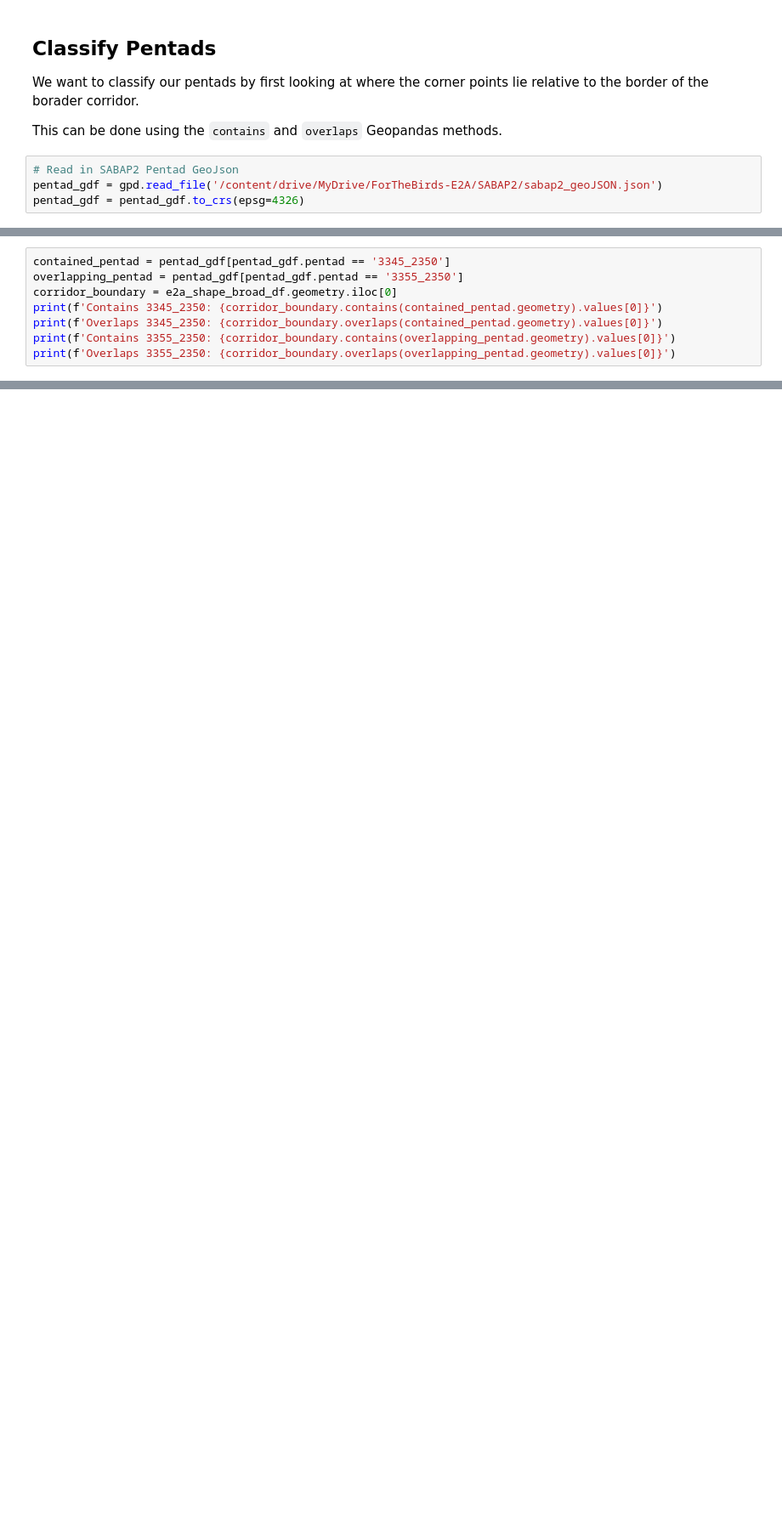
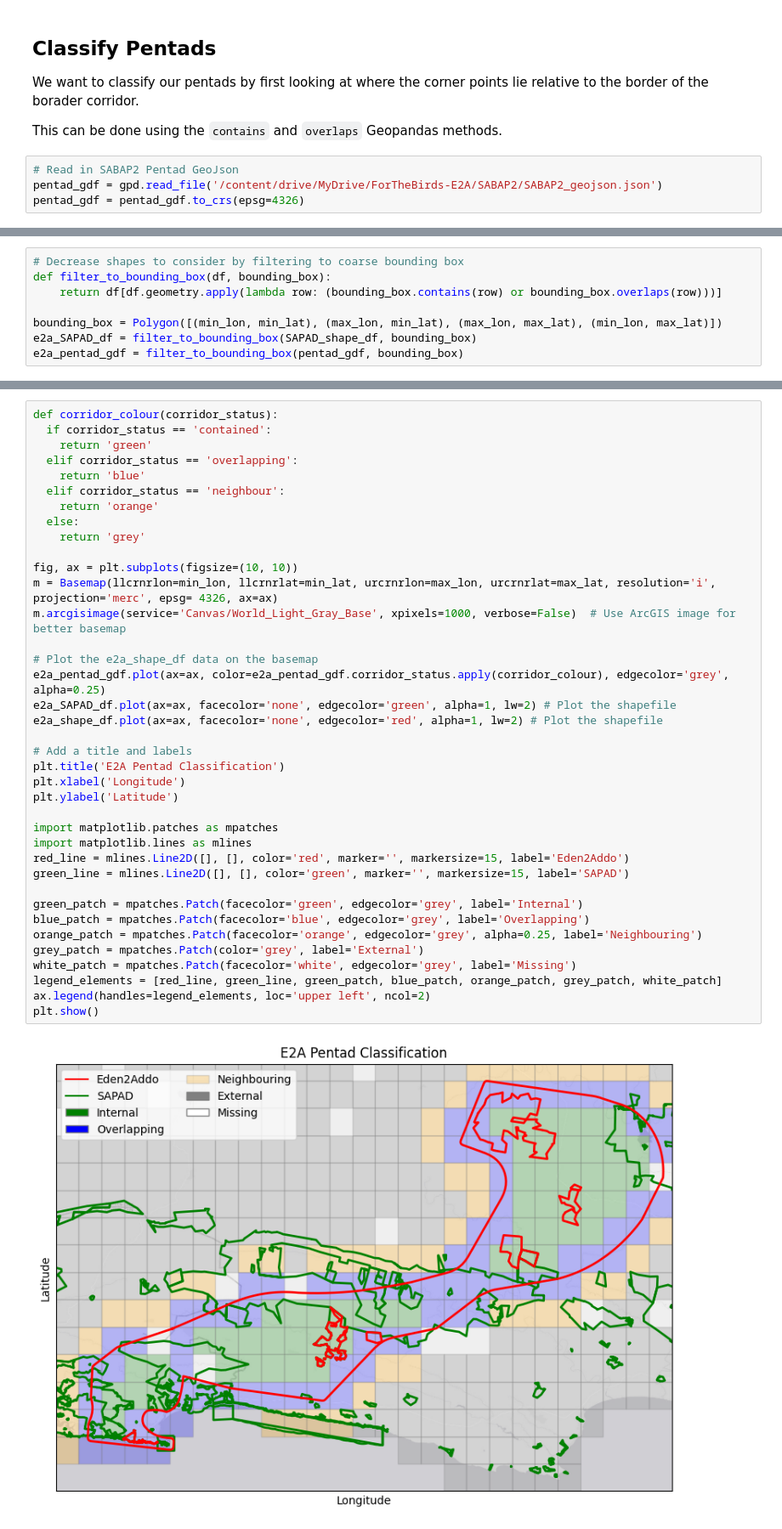
Before and after one commit to jardunn/ForTheBirds-EdenToAddo, a Jupyter notebook: forTheBirds_E2A.ipynb, the cells around one changed output, grey strips where cells are left out. Shown at 85% size. Drawn from its saved outputs; the diff is of its cells as text; blank space fills up the shorter version.

```diff
--- a/forTheBirds_E2A.ipynb
+++ b/forTheBirds_E2A.ipynb
@@ -135,7 +129,7 @@ We want to classify our pentads by first looking at where the corner points lie
 This can be done using the `contains` and `overlaps` Geopandas methods.
 # %%
 # Read in SABAP2 Pentad GeoJson
-pentad_gdf = gpd.read_file('/content/drive/MyDrive/ForTheBirds-E2A/SABAP2/sabap2_geoJSON.json')
+pentad_gdf = gpd.read_file('/content/drive/MyDrive/ForTheBirds-E2A/SABAP2/SABAP2_geojson.json')
 pentad_gdf = pentad_gdf.to_crs(epsg=4326)
 # %%
 pentad_gdf.head()
@@ -150,8 +143,0 @@ pentad_gdf.head()
-# %%
-contained_pentad = pentad_gdf[pentad_gdf.pentad == '3345_2350']
-overlapping_pentad = pentad_gdf[pentad_gdf.pentad == '3355_2350']
-corridor_boundary = e2a_shape_broad_df.geometry.iloc[0]
-print(f'Contains 3345_2350: {corridor_boundary.contains(contained_pentad.geometry).values[0]}')
-print(f'Overlaps 3345_2350: {corridor_boundary.overlaps(contained_pentad.geometry).values[0]}')
-print(f'Contains 3355_2350: {corridor_boundary.contains(overlapping_pentad.geometry).values[0]}')
-print(f'Overlaps 3355_2350: {corridor_boundary.overlaps(overlapping_pentad.geometry).values[0]}')
@@ -170,0 +144,8 @@ Overlaps 3355_2350: True
+# %%
+# Decrease shapes to consider by filtering to coarse bounding box
+def filter_to_bounding_box(df, bounding_box):
+    return df[df.geometry.apply(lambda row: (bounding_box.contains(row) or bounding_box.overlaps(row)))]
+
+bounding_box = Polygon([(min_lon, min_lat), (max_lon, min_lat), (max_lon, max_lat), (min_lon, max_lat)])
+e2a_SAPAD_df = filter_to_bounding_box(SAPAD_shape_df, bounding_box)
+e2a_pentad_gdf = filter_to_bounding_box(pentad_gdf, bounding_box)
@@ -170,0 +216,40 @@ Overlaps 3355_2350: True
+# %%
+def corridor_colour(corridor_status):
+  if corridor_status == 'contained':
+    return 'green'
+  elif corridor_status == 'overlapping':
+    return 'blue'
+  elif corridor_status == 'neighbour':
+    return 'orange'
+  else:
+    return 'grey'
+
+fig, ax = plt.subplots(figsize=(10, 10))
+m = Basemap(llcrnrlon=min_lon, llcrnrlat=min_lat, urcrnrlon=max_lon, urcrnrlat=max_lat, resolution='i', projection='merc', epsg= 4326, ax=ax)
+m.arcgisimage(service='Canvas/World_Light_Gray_Base', xpixels=1000, verbose=False)  # Use ArcGIS image for better basemap
+
+# Plot the e2a_shape_df data on the basemap
+e2a_pentad_gdf.plot(ax=ax, color=e2a_pentad_gdf.corridor_status.apply(corridor_colour), edgecolor='grey', alpha=0.25)
+e2a_SAPAD_df.plot(ax=ax, facecolor='none', edgecolor='green', alpha=1, lw=2) # Plot the shapefile
+e2a_shape_df.plot(ax=ax, facecolor='none', edgecolor='red', alpha=1, lw=2) # Plot the shapefile
+
+# Add a title and labels
+plt.title('E2A Pentad Classification')
+plt.xlabel('Longitude')
+plt.ylabel('Latitude')
+
+import matplotlib.patches as mpatches
+import matplotlib.lines as mlines
+red_line = mlines.Line2D([], [], color='red', marker='', markersize=15, label='Eden2Addo')
+green_line = mlines.Line2D([], [], color='green', marker='', markersize=15, label='SAPAD')
+
+green_patch = mpatches.Patch(facecolor='green', edgecolor='grey', label='Internal')
+blue_patch = mpatches.Patch(facecolor='blue', edgecolor='grey', label='Overlapping')
+orange_patch = mpatches.Patch(facecolor='orange', edgecolor='grey', alpha=0.25, label='Neighbouring')
+grey_patch = mpatches.Patch(color='grey', label='External')
+white_patch = mpatches.Patch(facecolor='white', edgecolor='grey', label='Missing')
+legend_elements = [red_line, green_line, green_patch, blue_patch, orange_patch, grey_patch, white_patch]
+ax.legend(handles=legend_elements, loc='upper left', ncol=2)
+plt.show()
+# %% [output]
+[figure, added]
```
Also changed, not shown: parts of 8 cells of this notebook.
